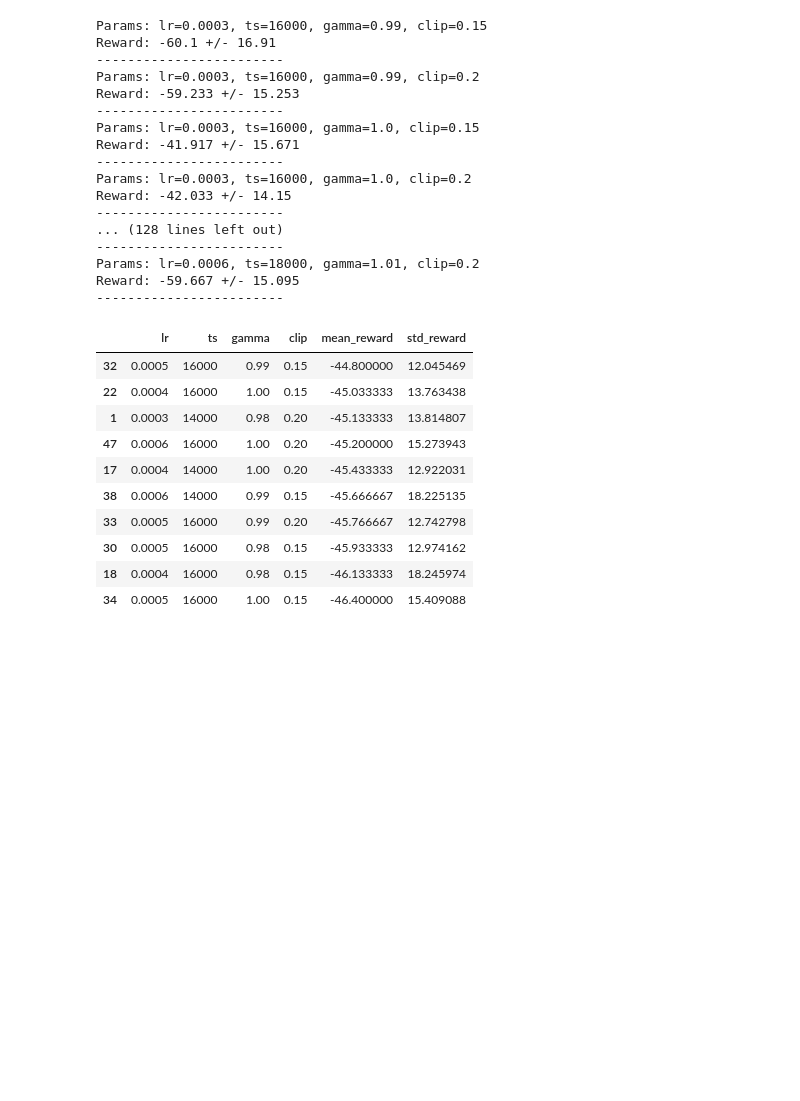
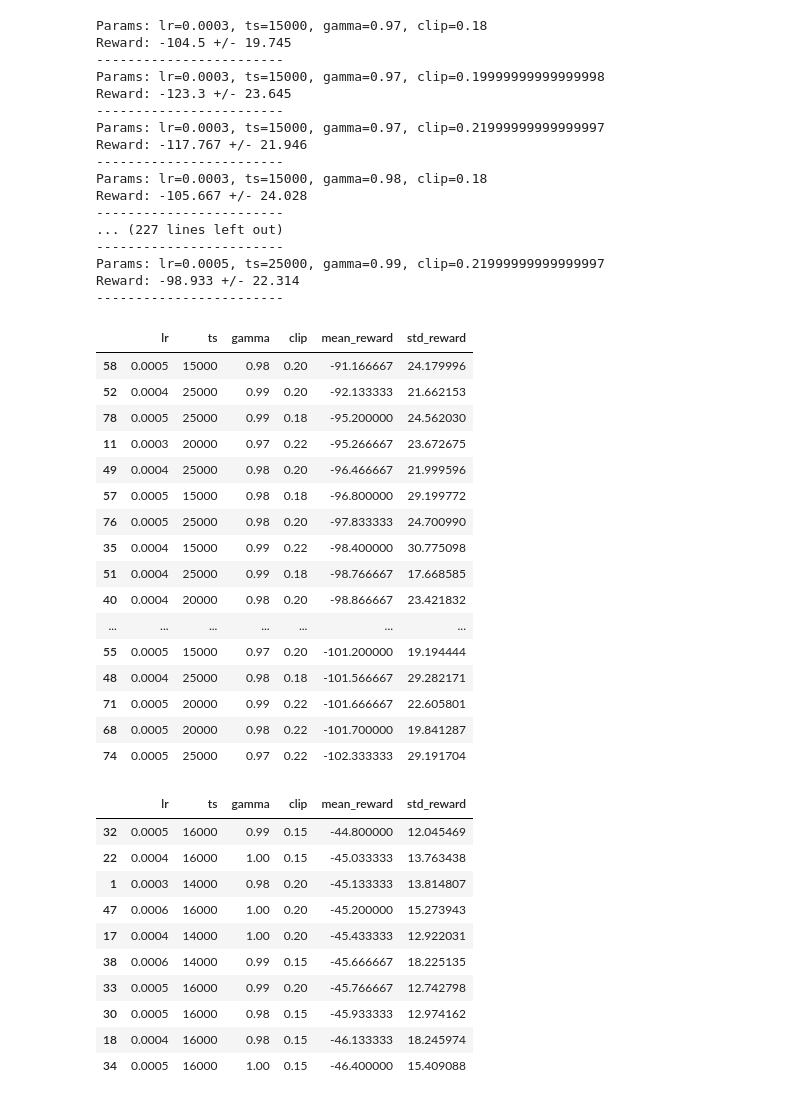
Before and after one commit to joerovar/flex-bus-sim, a Jupyter notebook: training.ipynb, the cells around one changed output. Saved outputs shown, nothing was run; the diff lists cells and outputs as text; code cells hidden in the pictures; blank space fills up the shorter version.

```diff
--- a/training.ipynb
+++ b/training.ipynb
@@ -4,29 +4,29 @@ from training import *
 # %%
 # Example usage:
 results = grid_search_flexsim(
-    learning_rate_range=(0.0003, 0.0007, 0.0001),
-    total_timesteps_range=(16000, 20000, 2000),
-    gamma_range=(0.99, 1.01, 0.01),
-    clip_range_range=(0.15, 0.20, 0.05)
+    learning_rate_range=(0.0003, 0.0005, 0.0001),
+    total_timesteps_range=(15000, 30000, 5000),
+    gamma_range=(0.97, 0.99, 0.01),
+    clip_range_range=(0.180, 0.220, 0.020)
 )
 
 df_results = pd.DataFrame(results)
-df_results.to_csv('outputs/grid_search_results.csv', index=False)
+# df_results.to_csv('outputs/grid_search_results.csv', index=False)
 # %% [output]
-Params: lr=0.0003, ts=16000, gamma=0.99, clip=0.15
-Reward: -60.1 +/- 16.91
+Params: lr=0.0003, ts=15000, gamma=0.97, clip=0.18
+Reward: -104.5 +/- 19.745
 ------------------------
-Params: lr=0.0003, ts=16000, gamma=0.99, clip=0.2
-Reward: -59.233 +/- 15.253
+Params: lr=0.0003, ts=15000, gamma=0.97, clip=0.19999999999999998
+Reward: -123.3 +/- 23.645
 ------------------------
-Params: lr=0.0003, ts=16000, gamma=1.0, clip=0.15
-Reward: -41.917 +/- 15.671
+Params: lr=0.0003, ts=15000, gamma=0.97, clip=0.21999999999999997
+Reward: -117.767 +/- 21.946
 ------------------------
-Params: lr=0.0003, ts=16000, gamma=1.0, clip=0.2
-Reward: -42.033 +/- 14.15
+Params: lr=0.0003, ts=15000, gamma=0.98, clip=0.18
+Reward: -105.667 +/- 24.028
 ------------------------
-... (128 lines left out)
+... (227 lines left out)
 ------------------------
-Params: lr=0.0006, ts=18000, gamma=1.01, clip=0.2
-Reward: -59.667 +/- 15.095
+Params: lr=0.0005, ts=25000, gamma=0.99, clip=0.21999999999999997
+Reward: -98.933 +/- 22.314
 ------------------------
@@ -33,3 +35,23 @@ Reward: -59.667 +/- 15.095
+# %%
+df_results.sort_values(by=['mean_reward', 'std_reward'], ascending=False).head(20)
+# %% [output]
+|  | lr | ts | gamma | clip | mean_reward | std_reward |
+| 58 | 0.0005 | 15000 | 0.98 | 0.20 | -91.166667 | 24.179996 |
+| 52 | 0.0004 | 25000 | 0.99 | 0.20 | -92.133333 | 21.662153 |
+| 78 | 0.0005 | 25000 | 0.99 | 0.18 | -95.200000 | 24.562030 |
+| 11 | 0.0003 | 20000 | 0.97 | 0.22 | -95.266667 | 23.672675 |
+| 49 | 0.0004 | 25000 | 0.98 | 0.20 | -96.466667 | 21.999596 |
+| 57 | 0.0005 | 15000 | 0.98 | 0.18 | -96.800000 | 29.199772 |
+| 76 | 0.0005 | 25000 | 0.98 | 0.20 | -97.833333 | 24.700990 |
+| 35 | 0.0004 | 15000 | 0.99 | 0.22 | -98.400000 | 30.775098 |
+| 51 | 0.0004 | 25000 | 0.99 | 0.18 | -98.766667 | 17.668585 |
+| 40 | 0.0004 | 20000 | 0.98 | 0.20 | -98.866667 | 23.421832 |
+| ... | ... | ... | ... | ... | ... | ... |
+| 55 | 0.0005 | 15000 | 0.97 | 0.20 | -101.200000 | 19.194444 |
+| 48 | 0.0004 | 25000 | 0.98 | 0.18 | -101.566667 | 29.282171 |
+| 71 | 0.0005 | 20000 | 0.99 | 0.22 | -101.666667 | 22.605801 |
+| 68 | 0.0005 | 20000 | 0.98 | 0.22 | -101.700000 | 19.841287 |
+| 74 | 0.0005 | 25000 | 0.97 | 0.22 | -102.333333 | 29.191704 |
 # %%
 df_results = pd.read_csv('outputs/grid_search_results.csv')
 df_results.sort_values(by='mean_reward', ascending=False).head(10)
```
Also changed, not shown: parts of 1 cell of this notebook, 13 other files.
